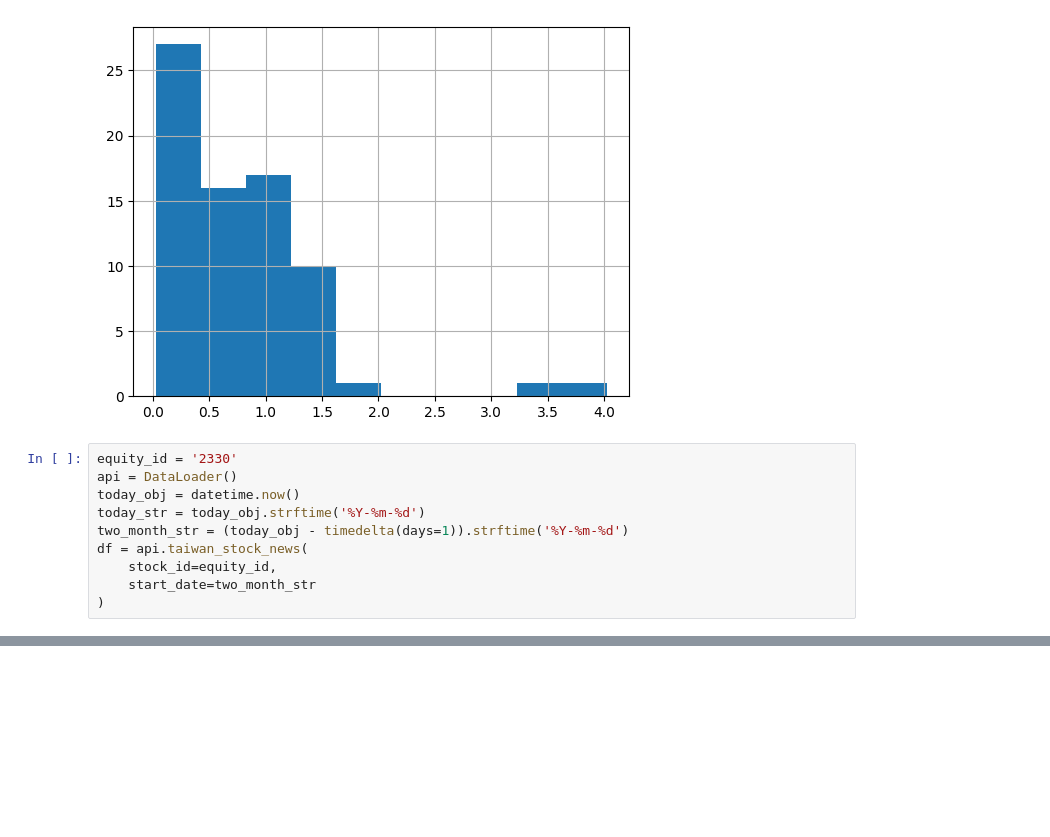
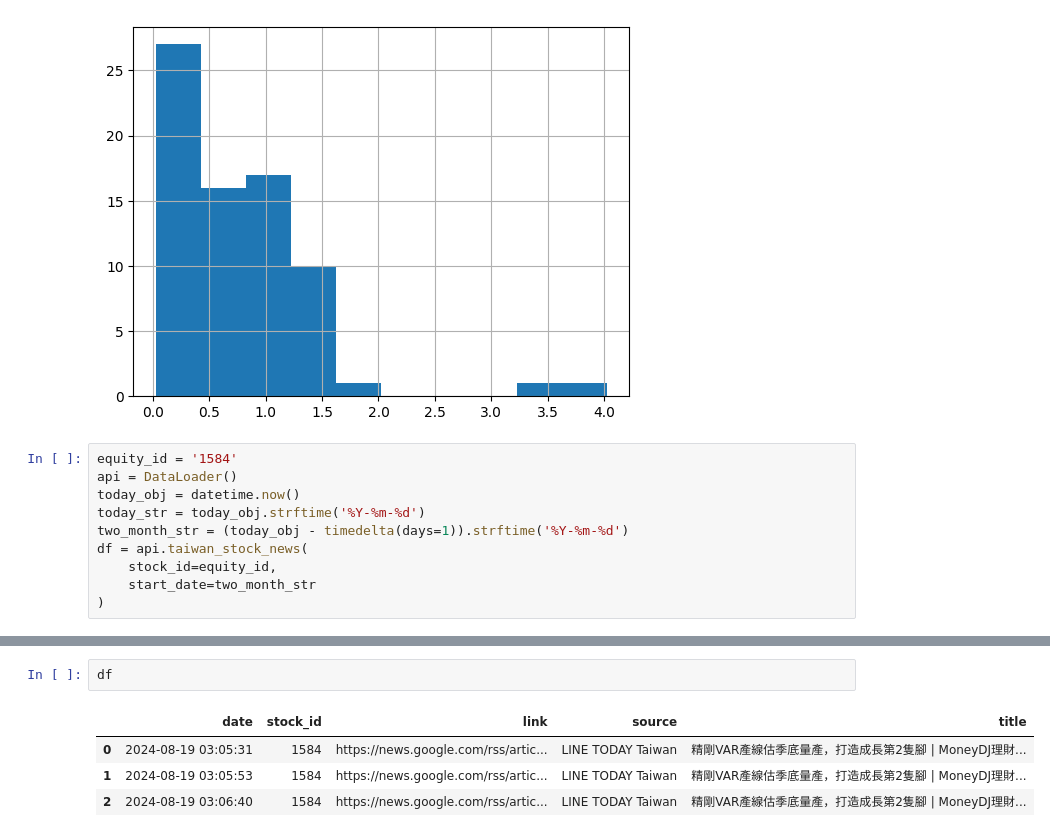
Before and after one commit to dreyhsu/TWSectorScreener, a Jupyter notebook: max_drawdown.ipynb, the cells around one changed output, grey strips where cells are left out. Cells and saved outputs as stored; diff of their text form; blank space fills up the shorter version.

```diff
--- a/max_drawdown.ipynb
+++ b/max_drawdown.ipynb
@@ -156,7 +156,7 @@ result_df['Max Return'].hist()
 <Axes: >
 [figure]
 # %%
-equity_id = '2330'
+equity_id = '1584'
 api = DataLoader()
 today_obj = datetime.now()
 today_str = today_obj.strftime('%Y-%m-%d')
@@ -167,0 +170,7 @@ df = api.taiwan_stock_news(
+# %%
+df
+# %% [output]
+|  | date | stock_id | link | source | title |
+| 0 | 2024-08-19 03:05:31 | 1584 | https://news.google.com/rss/artic... | LINE TODAY Taiwan | 精剛VAR產線估季底量產，打造成長第2隻腳 | MoneyDJ理財... |
+| 1 | 2024-08-19 03:05:53 | 1584 | https://news.google.com/rss/artic... | LINE TODAY Taiwan | 精剛VAR產線估季底量產，打造成長第2隻腳 | MoneyDJ理財... |
+| 2 | 2024-08-19 03:06:40 | 1584 | https://news.google.com/rss/artic... | LINE TODAY Taiwan | 精剛VAR產線估季底量產，打造成長第2隻腳 | MoneyDJ理財... |
```
Also changed, not shown: parts of 1 cell of this notebook.
